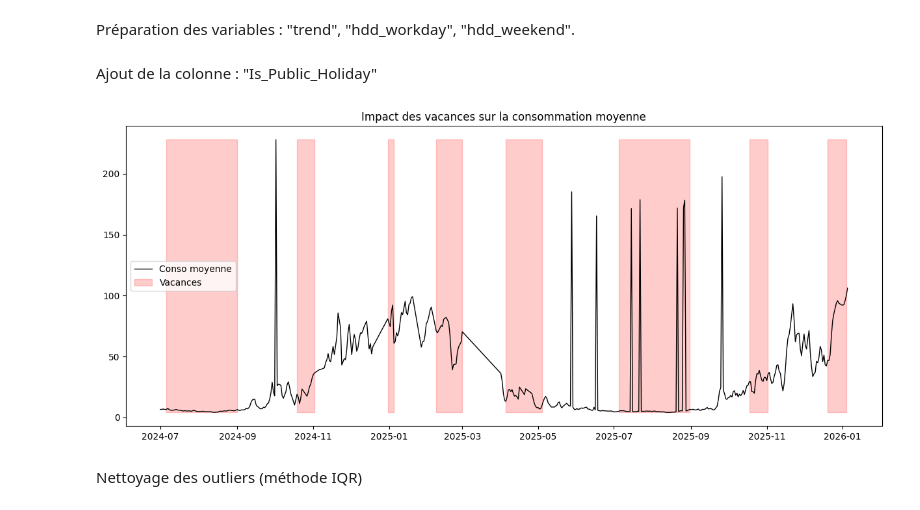
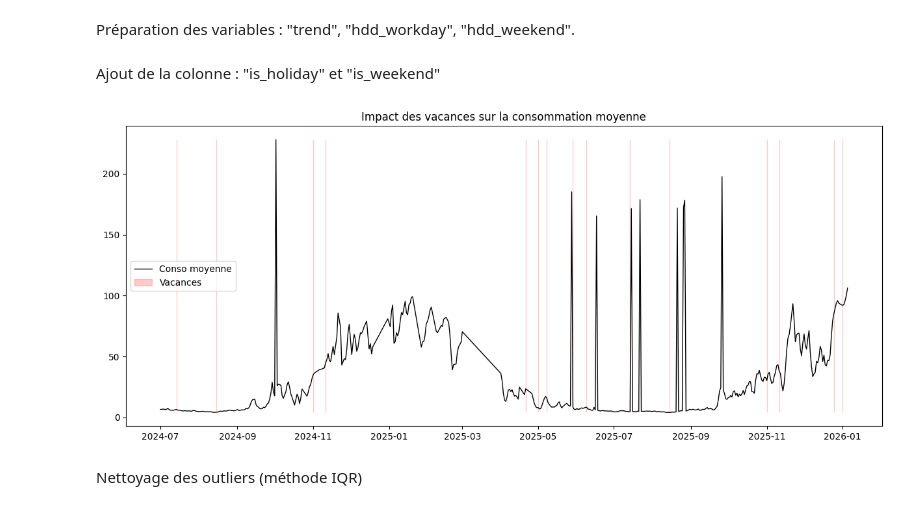
Before and after one commit to MatFerre/engie, a Jupyter notebook: original_method.ipynb, the cells around one changed output. Drawn from its saved outputs; the diff is of its cells as text; code cells hidden in the pictures.

```diff
--- a/original_method.ipynb
+++ b/original_method.ipynb
@@ -27,60 +30,44 @@ df['hdd_weekend'] = df['hdd'] * df['is_weekend']
 # %% [markdown]
-Ajout de la colonne : "Is_Public_Holiday"
+Ajout de la colonne : "is_holiday" et "is_weekend"
 # %%
-import pandas as pd
+# 1. Assurez-vous que la colonne date_parsed est bien au format datetime
+df['date_parsed'] = pd.to_datetime(df['date_parsed'])
 
-# 1. Chargement du fichier
-path_vacances = r"C:\Users\utilisateur\Desktop\programmation\Statap\data\data.csv"
-df_vacances = pd.read_csv(path_vacances)
+# 2. Initialisation des jours fériés français sur la période du dataset
+fr_holidays = holidays.France(years=range(df['date_parsed'].dt.year.min(),
+                                          df['date_parsed'].dt.year.max() + 1))
 
-# 2. Créer l'indicateur (1 si vacances dans n'importe quelle zone, 0 sinon)
-df_vacances['is_school_holiday'] = (
-    df_vacances['vacances_zone_a'] |
-    df_vacances['vacances_zone_b'] |
-    df_vacances['vacances_zone_c']
-).astype(int)
+# 3. Création des trois colonnes
+df['is_holiday'] = df['date_parsed'].apply(lambda x: 1 if x in fr_holidays else 0)
+df['is_weekend'] = df['date_parsed'].dt.dayofweek.isin([5, 6]).astype(int)
 
-# 1. On s'assure que les dates sont au même format (YYYY-MM-DD) sans timezone
-df_vacances['date'] = pd.to_datetime(df_vacances['date']).dt.tz_localize(None).dt.strftime('%Y-%m-%d')
-
-# 2. On crée un dictionnaire de correspondance : {date: indicateur}
-mapping_vacances = dict(zip(df_vacances['date'], df_vacances['is_school_holiday']))
-
-# 3. On applique ce dictionnaire à ton df principal
-# (On transforme la date du df en string pour qu'elle corresponde aux clés du dictionnaire)
-df['is_school_holiday'] = (
-    pd.to_datetime(df['date_parsed'])
-    .dt.tz_localize(None)
-    .dt.strftime('%Y-%m-%d')
-    .map(mapping_vacances)
-    .fillna(0)  # Si une date n'est pas dans le fichier, on met 0
-    .astype(int)
-)
+# Création de la colonne combinée (le "OU" logique pour éviter l'overlap)
+df['is_off_day'] = ((df['is_weekend'] == 1) | (df['is_holiday'] == 1)).astype(int)
 # %%
 # 1. On prépare les données agrégées par jour
 # On calcule la moyenne de conso pour que le graphique ne soit pas pollué par le nombre de compteurs
 daily_stats = df.groupby('date_parsed').agg({
     'valeur_energie_conso': 'mean',
-    'is_school_holiday': 'max'
+    'is_holiday': 'max'
 }).reset_index()
 
 # 2. On trace la courbe
 plt.figure(figsize=(15, 6))
 plt.plot(daily_stats['date_parsed'], daily_stats['valeur_energie_conso'], color='black', lw=1, label='Conso moyenne')
 
 # 3. On colorie les zones de vacances
 # On utilise fill_between pour créer des blocs propres
 plt.fill_between(daily_stats['date_parsed'],
                  daily_stats['valeur_energie_conso'].min(),
                  daily_stats['valeur_energie_conso'].max(),
-                 where=(daily_stats['is_school_holiday'] == 1),
+                 where=(daily_stats['is_holiday'] == 1),
                  color='red', alpha=0.2, label='Vacances')
 
 plt.title("Impact des vacances sur la consommation moyenne")
 plt.legend()
 plt.show()
 # %% [output]
-[figure, old version]
+[figure, new version]
 # %% [markdown]
 Nettoyage des outliers (méthode IQR)
 # %%
```
Also changed, not shown: parts of 13 cells of this notebook, 2 other files.
